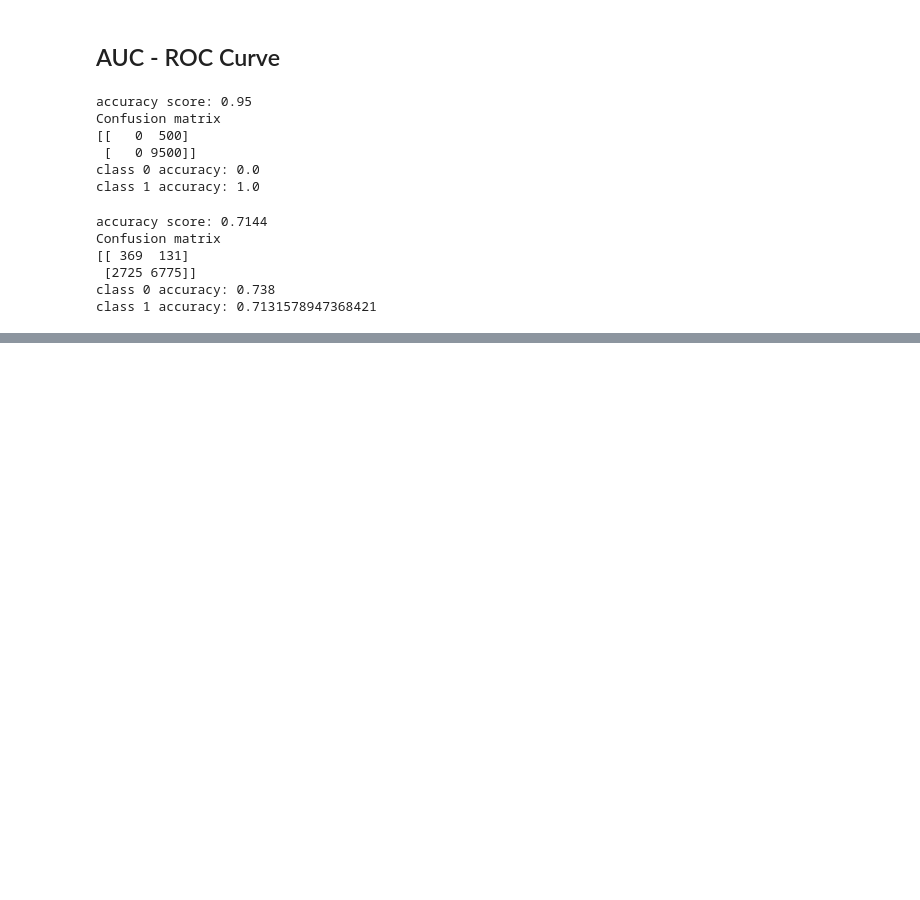
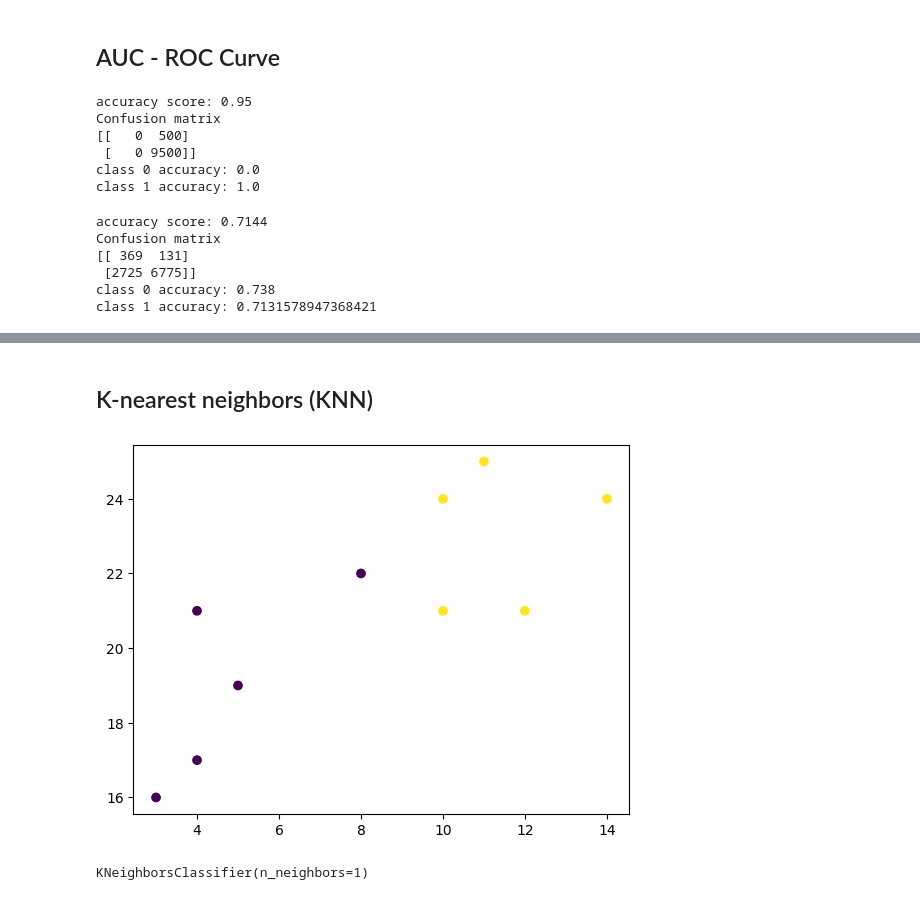
Before and after one commit to MSaberian/PyLearnDataScience, a Jupyter notebook: PyLearnMLIntroduction/MachineLearning.ipynb, the cells around one changed output, grey strips where cells are left out. Cells and saved outputs as stored; diff of their text form; code cells hidden in the pictures; blank space fills up the shorter version.

```diff
--- a/PyLearnMLIntroduction/MachineLearning.ipynb
+++ b/PyLearnMLIntroduction/MachineLearning.ipynb
@@ -930,0 +960,20 @@ model 2 AUC score: 0.8407250526315788
+# %% [markdown]
+## K-nearest neighbors (KNN)
+# %%
+x = [4, 5, 10, 4, 3, 11, 14 , 8, 10, 12]
+y = [21, 19, 24, 17, 16, 25, 24, 22, 21, 21]
+classes = [0, 0, 1, 0, 0, 1, 1, 0, 1, 1]
+
+plt.scatter(x, y, c=classes)
+plt.show()
+# %% [output]
+[figure, added]
+# %%
+from sklearn.neighbors import KNeighborsClassifier
+
+data = list(zip(x, y))
+knn = KNeighborsClassifier(n_neighbors=1)
+
+knn.fit(data, classes)
+# %% [output]
+KNeighborsClassifier(n_neighbors=1)
```
Also changed, not shown: parts of 7 cells of this notebook.
